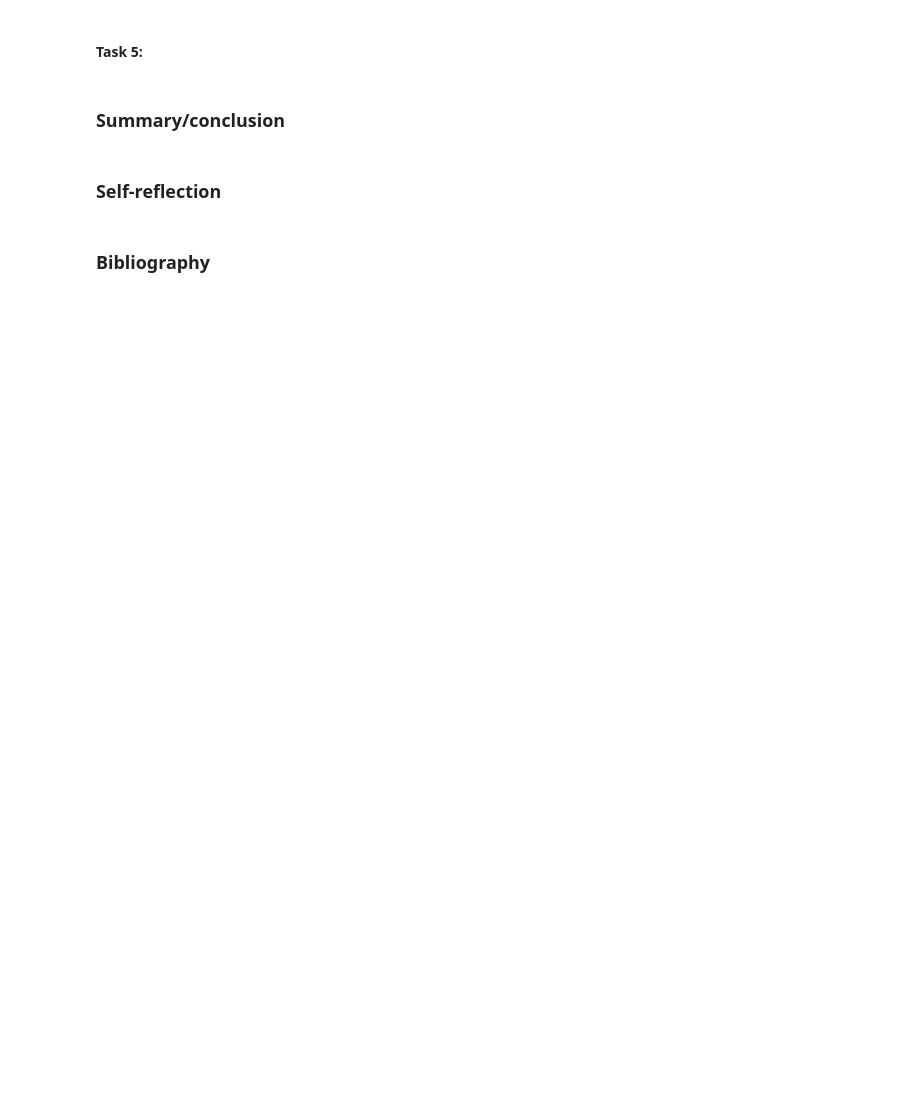
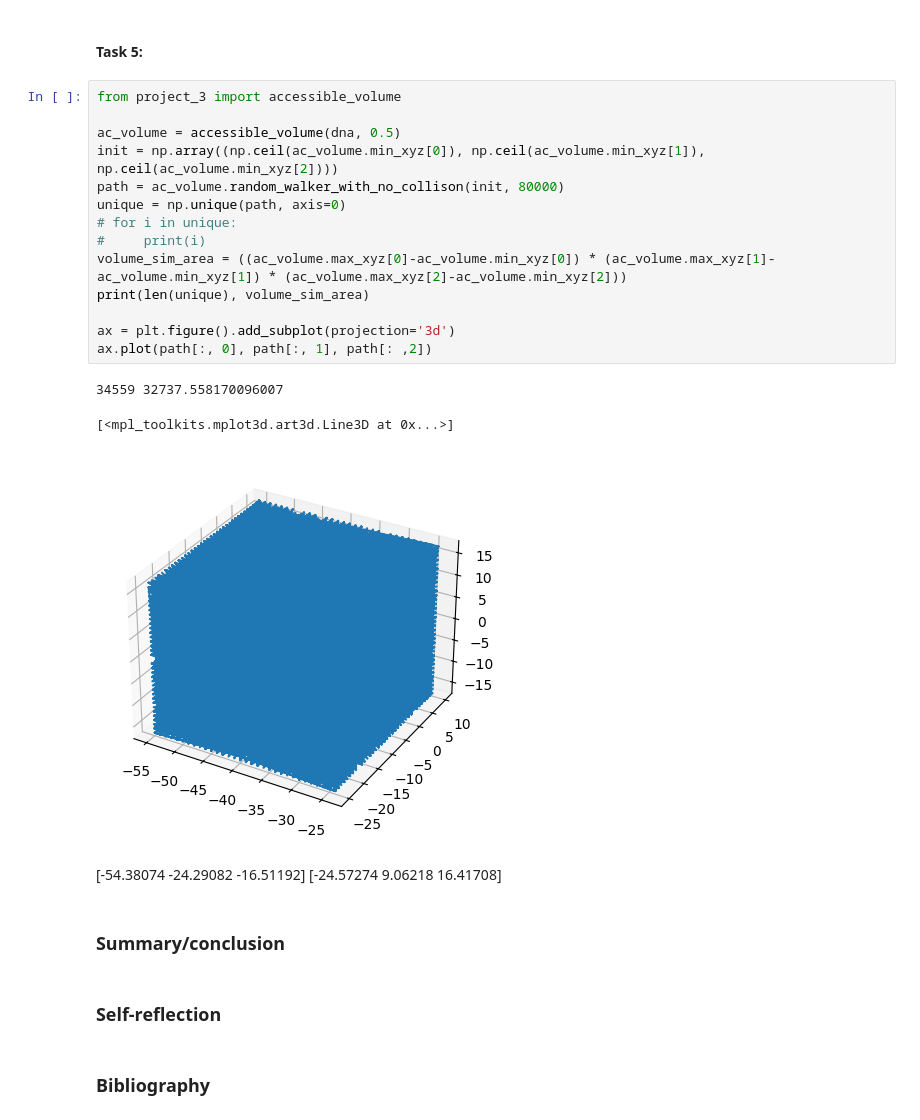
Before and after one commit to esoey/AEJ_project3, a Jupyter notebook: project_3.ipynb, the cells around one changed output. Drawn from its saved outputs; the diff is of its cells as text; blank space fills up the shorter version.

```diff
--- a/project_3.ipynb
+++ b/project_3.ipynb
@@ -188,5 +211,25 @@ There were 3526 hits out of 20000 points.
 # %% [markdown]
 #### Task 5:
+# %%
+from project_3 import accessible_volume
+
+ac_volume = accessible_volume(dna, 0.5)
+init = np.array((np.ceil(ac_volume.min_xyz[0]), np.ceil(ac_volume.min_xyz[1]), np.ceil(ac_volume.min_xyz[2])))
+path = ac_volume.random_walker_with_no_collison(init, 80000)
+unique = np.unique(path, axis=0)
+# for i in unique:
+#     print(i)
+volume_sim_area = ((ac_volume.max_xyz[0]-ac_volume.min_xyz[0]) * (ac_volume.max_xyz[1]-ac_volume.min_xyz[1]) * (ac_volume.max_xyz[2]-ac_volume.min_xyz[2]))
+print(len(unique), volume_sim_area)
+
+ax = plt.figure().add_subplot(projection='3d')
+ax.plot(path[:, 0], path[:, 1], path[: ,2])
+# %% [output]
+34559 32737.558170096007
+[<mpl_toolkits.mplot3d.art3d.Line3D at 0x...>]
+[figure, added]
+# %% [markdown]
+[-54.38074 -24.29082 -16.51192] [-24.57274   9.06218  16.41708]
 # %% [markdown]
 ### Summary/conclusion
 # %% [markdown]
```
Also changed, not shown: parts of 17 cells of this notebook, 2 other files.
